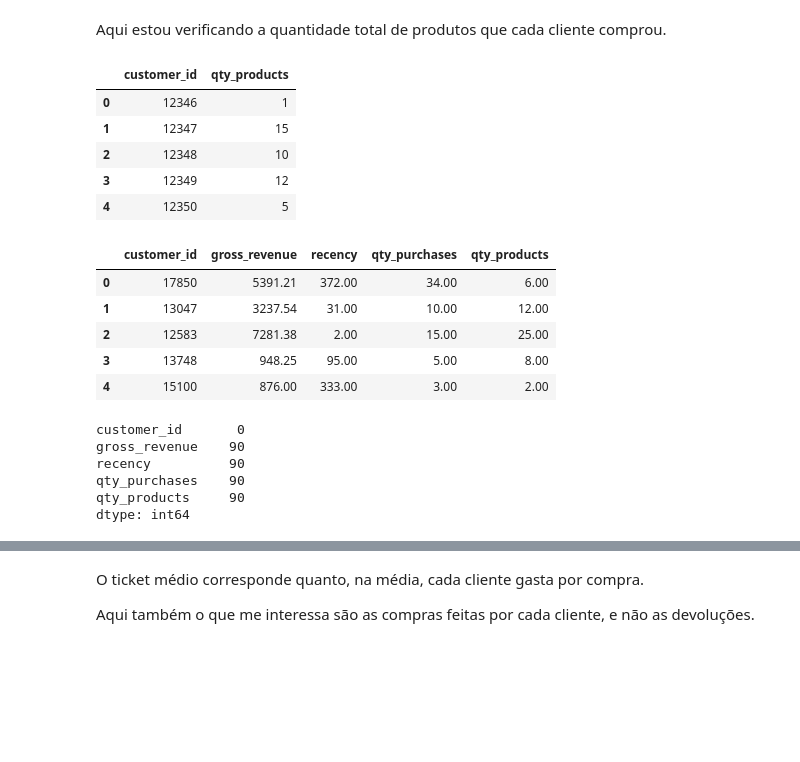
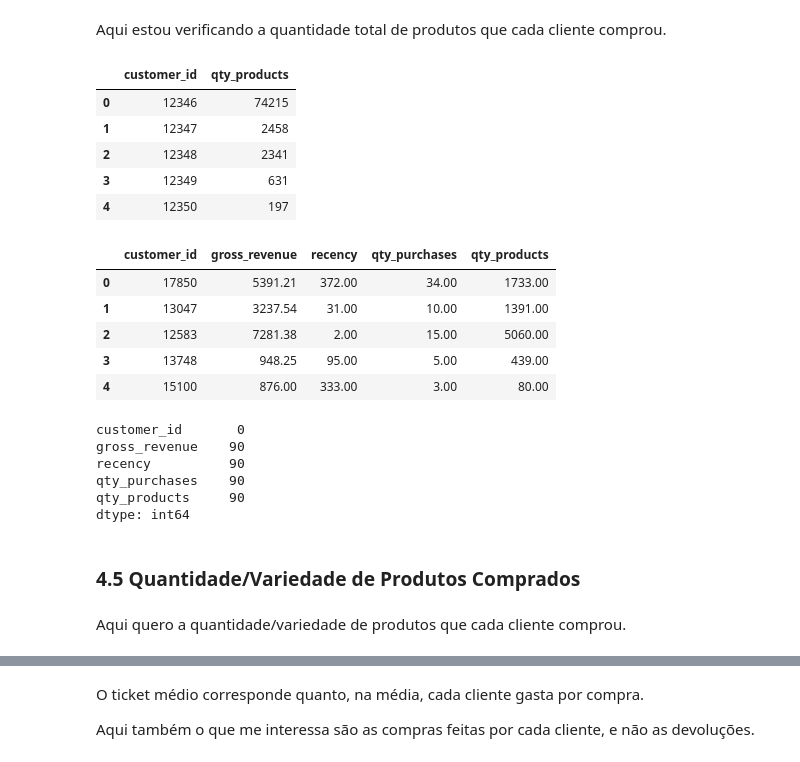
Before and after one commit to doegemon/PA004_high_value_customers_identification, a Jupyter notebook: notebooks/insiders_club.ipynb, the cells around one changed output, grey strips where cells are left out. Saved outputs shown, nothing was run; the diff lists cells and outputs as text; code cells hidden in the pictures; blank space fills up the shorter version.

```diff
--- a/notebooks/insiders_club.ipynb
+++ b/notebooks/insiders_club.ipynb
@@ -528,25 +529,25 @@ dtype: int64
 # %% [markdown]
 Aqui estou verificando a quantidade total de produtos que cada cliente comprou.
 # %%
-df_qty_products = df_purchases[['customer_id', 'quantity']].drop_duplicates().groupby('customer_id').count().reset_index().rename(columns= {'quantity': 'qty_products'})
+df_qty_products = df_purchases[['customer_id', 'quantity']].groupby('customer_id').sum().reset_index().rename(columns= {'quantity': 'qty_products'})
 df_qty_products.head()
 # %% [output]
 |  | customer_id | qty_products |
-| 0 | 12346 | 1 |
-| 1 | 12347 | 15 |
-| 2 | 12348 | 10 |
-| 3 | 12349 | 12 |
-| 4 | 12350 | 5 |
+| 0 | 12346 | 74215 |
+| 1 | 12347 | 2458 |
+| 2 | 12348 | 2341 |
+| 3 | 12349 | 631 |
+| 4 | 12350 | 197 |
 # %%
 df_ref = pd.merge(df_ref, df_qty_products, on='customer_id', how='left')
 df_ref.head()
 # %% [output]
 |  | customer_id | gross_revenue | recency | qty_purchases | qty_products |
-| 0 | 17850 | 5391.21 | 372.00 | 34.00 | 6.00 |
-| 1 | 13047 | 3237.54 | 31.00 | 10.00 | 12.00 |
-| 2 | 12583 | 7281.38 | 2.00 | 15.00 | 25.00 |
-| 3 | 13748 | 948.25 | 95.00 | 5.00 | 8.00 |
-| 4 | 15100 | 876.00 | 333.00 | 3.00 | 2.00 |
+| 0 | 17850 | 5391.21 | 372.00 | 34.00 | 1733.00 |
+| 1 | 13047 | 3237.54 | 31.00 | 10.00 | 1391.00 |
+| 2 | 12583 | 7281.38 | 2.00 | 15.00 | 5060.00 |
+| 3 | 13748 | 948.25 | 95.00 | 5.00 | 439.00 |
+| 4 | 15100 | 876.00 | 333.00 | 3.00 | 80.00 |
 # %%
 df_ref.isna().sum()
 # %% [output]
@@ -556,3 +557,7 @@ recency          90
 qty_purchases    90
 qty_products     90
 dtype: int64
+# %% [markdown]
+### 4.5 Quantidade/Variedade de Produtos Comprados
+# %% [markdown]
+Aqui quero a quantidade/variedade de produtos que cada cliente comprou.
```
Also changed, not shown: parts of 39 cells of this notebook, 1 other file.
